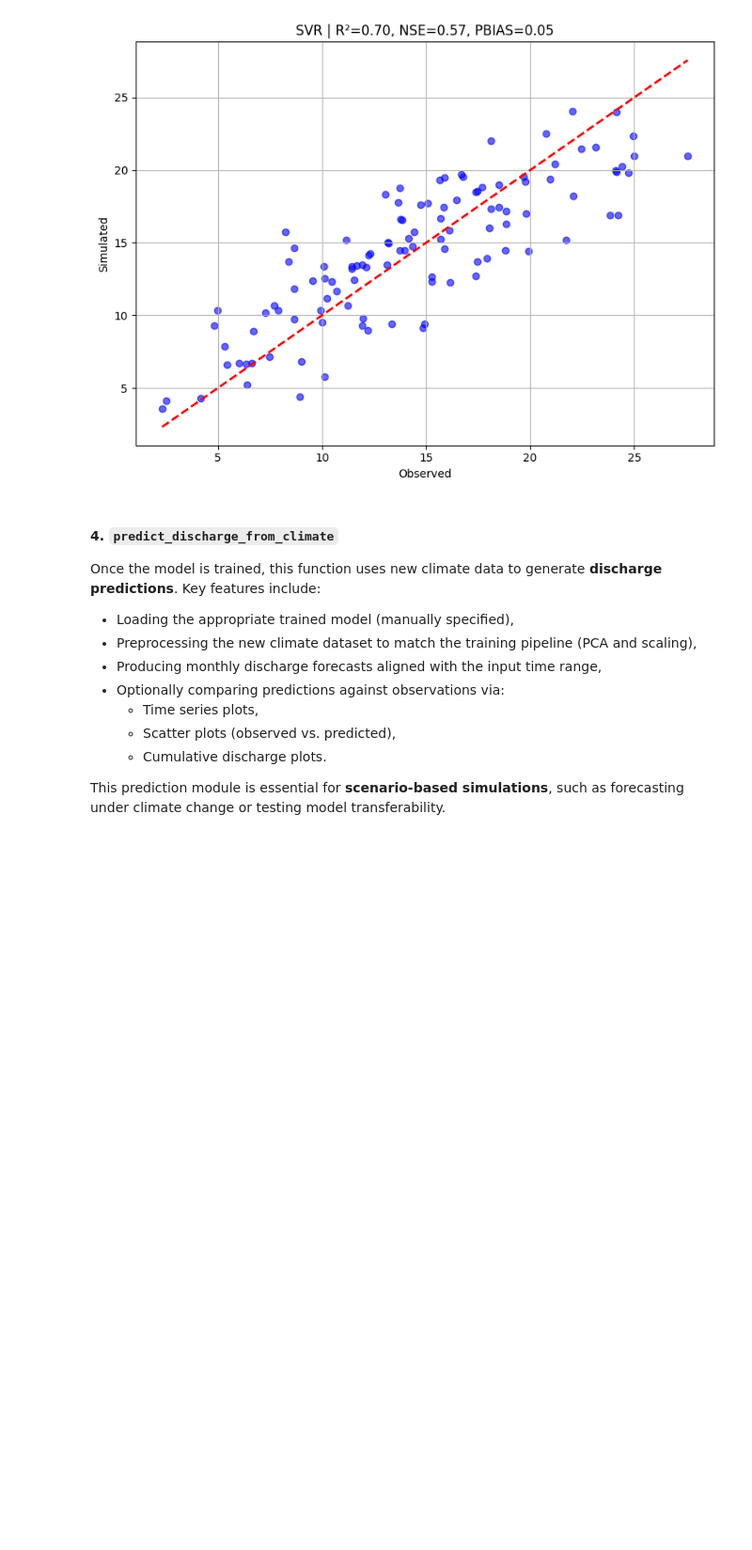
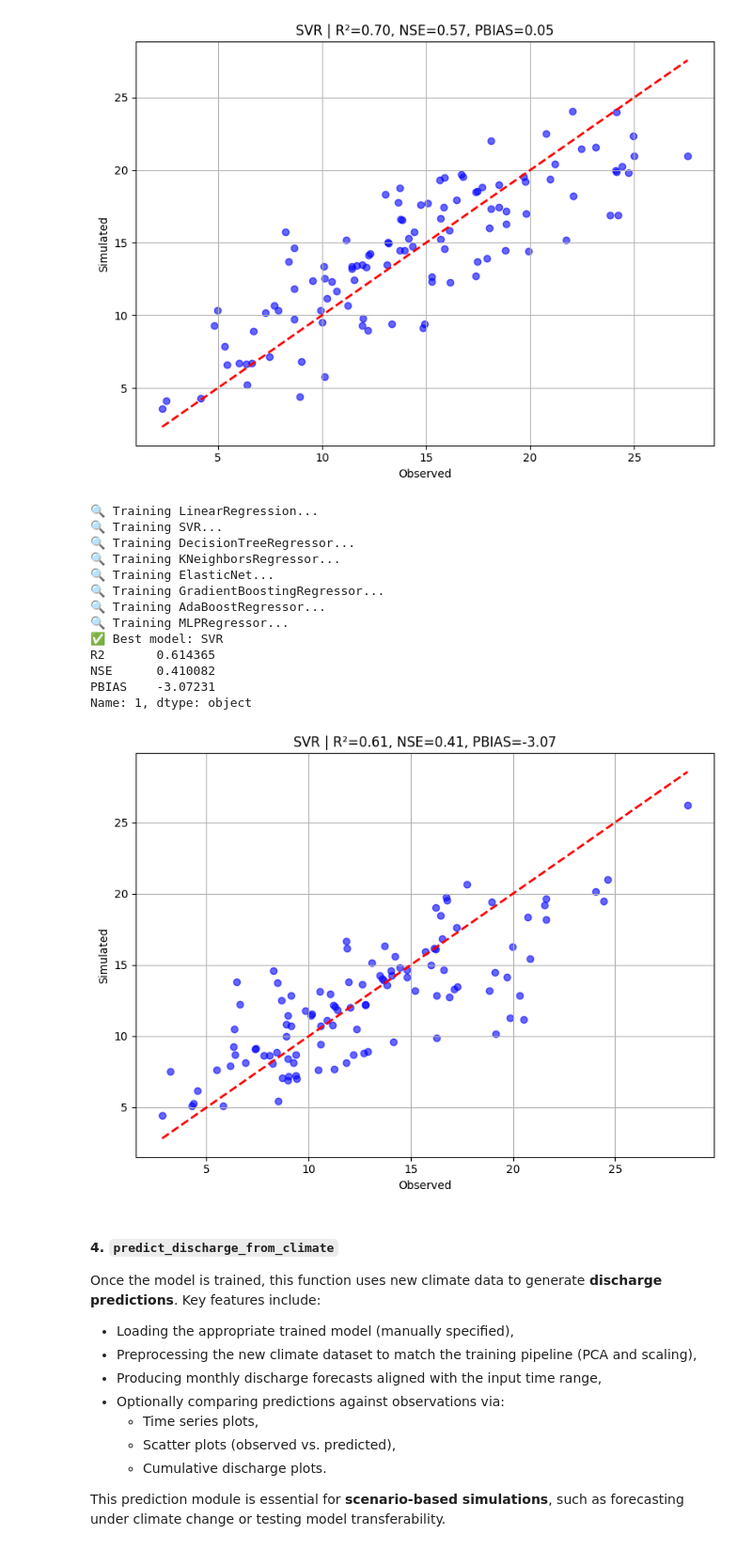
Before and after one commit to IHCantabria/SWIM_WaterBalanceModule, a Jupyter notebook: notebooks/Create_Regression_Models.ipynb, the cells around one changed output. Shown at 94% size. Drawn from its saved outputs; the diff is of its cells as text; code cells hidden in the pictures; blank space fills up the shorter version.

```diff
--- a/notebooks/Create_Regression_Models.ipynb
+++ b/notebooks/Create_Regression_Models.ipynb
@@ -48,10 +48,11 @@ This function extracts **monthly discharge time series** from NetCDF files (e.g.
 # %%
 y1,x1 = [7.134245418549412, -75.66251481454375] # Ituango Dam
 y2,x2 = [6.166183453891647, -75.60315908625327] # Medellin River (Envigado)
+y3,x3 = [6.121492, -75.497809] # La Palma Watershed (Envigado)
 # %%
 swim = WaterBalanceModule()
 # %%
-points = [(x1, y1), (x2, y2)]
+points = [(x1, y1), (x2, y2), (x3, y3)]
 netcdf_path = '../data/discharge/discharge.nc'
 
 discharges = swim.extract_monthly_discharge_from_netcdf(
@@ -61,6 +62,7 @@ discharges = swim.extract_monthly_discharge_from_netcdf(
 # Ejemplo: acceder al primer punto
 monthly_q1 = discharges['discharge_1']
 monthly_q2 = discharges['discharge_2']
+monthly_q3 = discharges['discharge_3']
 monthly_q1.plot()
 # %% [output]
 [<matplotlib.lines.Line2D at 0x...>]
@@ -173,6 +189,31 @@ NSE      0.572406
 PBIAS    0.049746
 Name: 1, dtype: object
 [figure]
+# %%
+# Call the function with the appropriate data
+best_model3, trained_model3, metrics_table3 = swim.build_flow_models_from_climate_data(
+    climate_dataset=climate_data_3,
+    discharge_series=monthly_q3,
+    output_dir="../data/Models_3",
+    predictors=['tp', 't2m', 'ssrd', 'sfcWind'],  # You can include more if available
+    apply_pca=True,
+    pca_var_threshold=0.95
+)
+# %% [output]
+🔍 Training LinearRegression...
+🔍 Training SVR...
+🔍 Training DecisionTreeRegressor...
+🔍 Training KNeighborsRegressor...
+🔍 Training ElasticNet...
+🔍 Training GradientBoostingRegressor...
+🔍 Training AdaBoostRegressor...
+🔍 Training MLPRegressor...
+✅ Best model: SVR
+R2       0.614365
+NSE      0.410082
+PBIAS    -3.07231
+Name: 1, dtype: object
+[figure, added]
 # %% [markdown]
 #### 4. `predict_discharge_from_climate`
 
```
Also changed, not shown: parts of 3 cells of this notebook, 1 other file.
